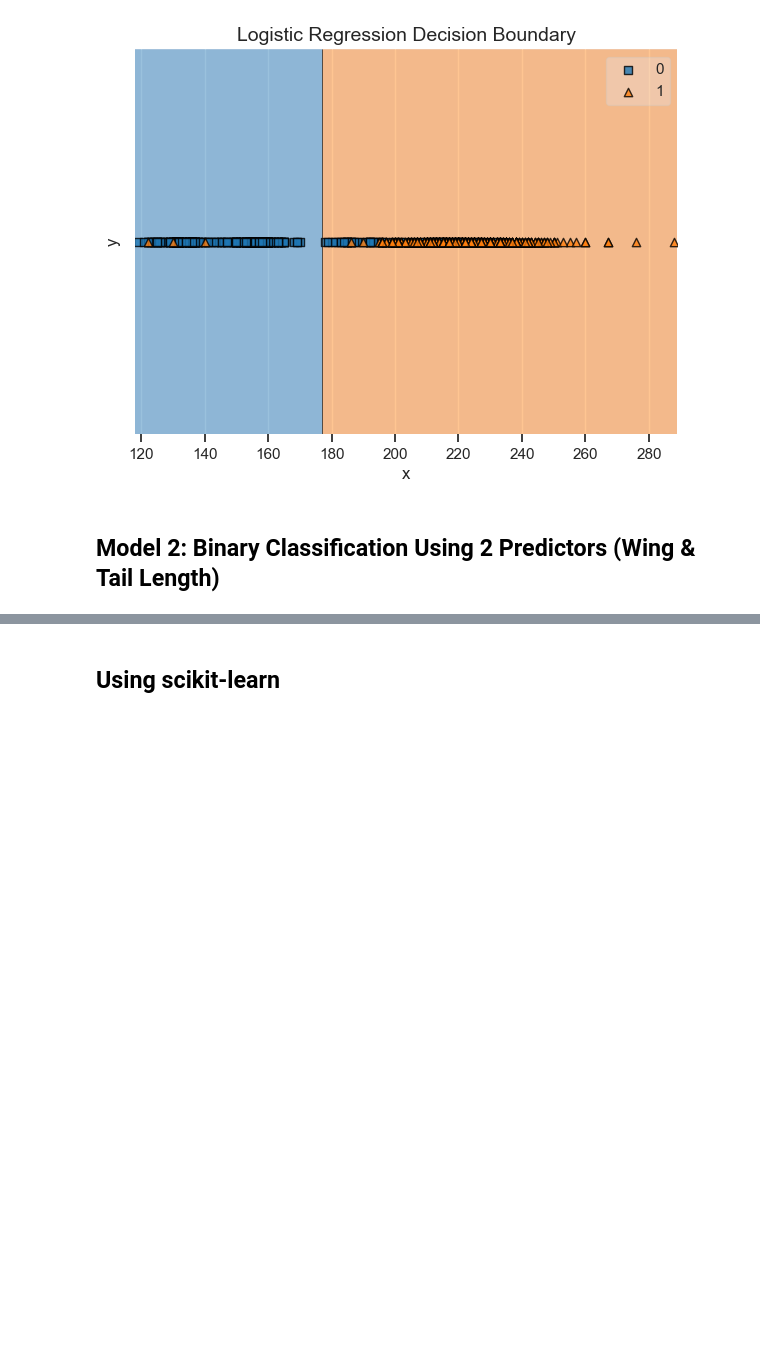
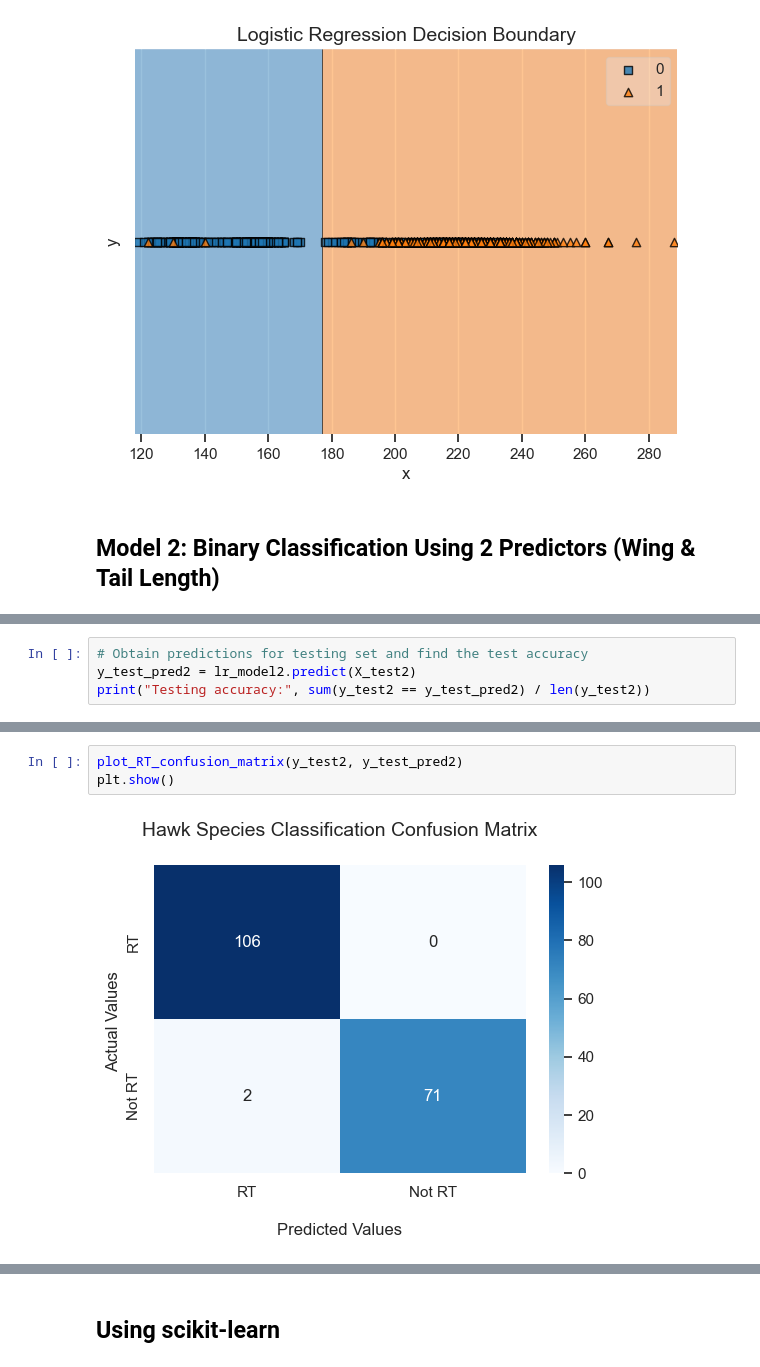
Before and after one commit to kary5678/INDE-577, a Jupyter notebook: supervised-learning/logistic_regression/logistic_regression.ipynb, the cells around one changed output, grey strips where cells are left out. Saved outputs shown, nothing was run; the diff lists cells and outputs as text; blank space fills up the shorter version.

```diff
--- a/supervised-learning/logistic_regression/logistic_regression.ipynb
+++ b/supervised-learning/logistic_regression/logistic_regression.ipynb
@@ -300,0 +316,4 @@ lr_model.plot_decision_boundary(X, y)
+# %%
+# Obtain predictions for testing set and find the test accuracy
+y_test_pred2 = lr_model2.predict(X_test2)
+print("Testing accuracy:", sum(y_test2 == y_test_pred2) / len(y_test2))
@@ -300,0 +333,5 @@ lr_model.plot_decision_boundary(X, y)
+# %%
+plot_RT_confusion_matrix(y_test2, y_test_pred2)
+plt.show()
+# %% [output]
+[figure, added]
```
Also changed, not shown: parts of 27 cells of this notebook.
